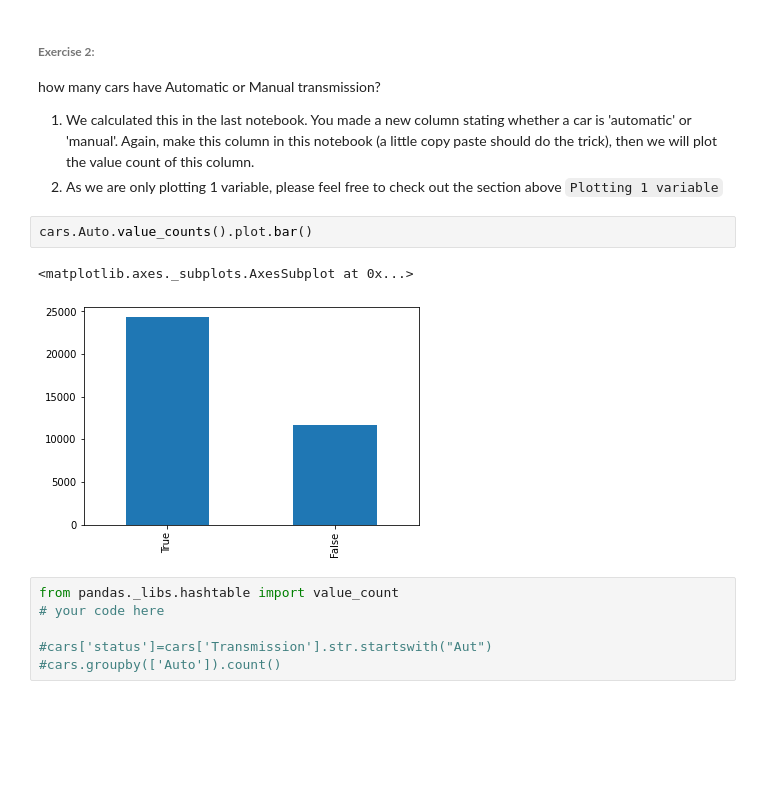
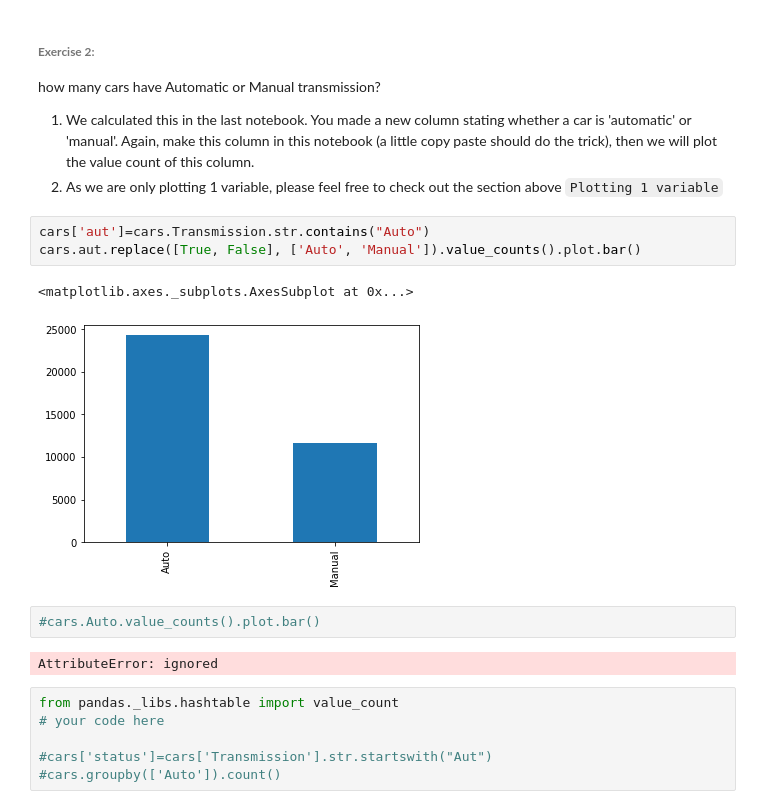
Before and after one commit to aslam7861/Python, a Jupyter notebook: Copy_of_7_pandas_plot.ipynb, the cells around one changed output. Saved outputs shown, nothing was run; the diff lists cells and outputs as text; blank space fills up the shorter version.

```diff
--- a/Copy_of_7_pandas_plot.ipynb
+++ b/Copy_of_7_pandas_plot.ipynb
@@ -171,11 +178,16 @@ how many cars have Automatic or Manual transmission?
 
   1. We calculated this in the last notebook. You made a new column stating whether a car is 'automatic' or 'manual'. Again, make this column in this notebook (a little copy paste should do the trick), then we will plot the value count of this column.
   2. As we are only plotting 1 variable, please feel free to check out the section above `Plotting 1 variable`
+# %%
+cars['aut']=cars.Transmission.str.contains("Auto")
+cars.aut.replace([True, False], ['Auto', 'Manual']).value_counts().plot.bar()
+# %% [output]
+<matplotlib.axes._subplots.AxesSubplot at 0x...>
+[figure, added]
 # %%
-cars.Auto.value_counts().plot.bar()
+#cars.Auto.value_counts().plot.bar()
 # %% [output]
-<matplotlib.axes._subplots.AxesSubplot at 0x...>
+AttributeError: ignored
-[figure, removed]
 # %%
 from pandas._libs.hashtable import value_count
 # your code here
```
Also changed, not shown: parts of 8 cells of this notebook.
